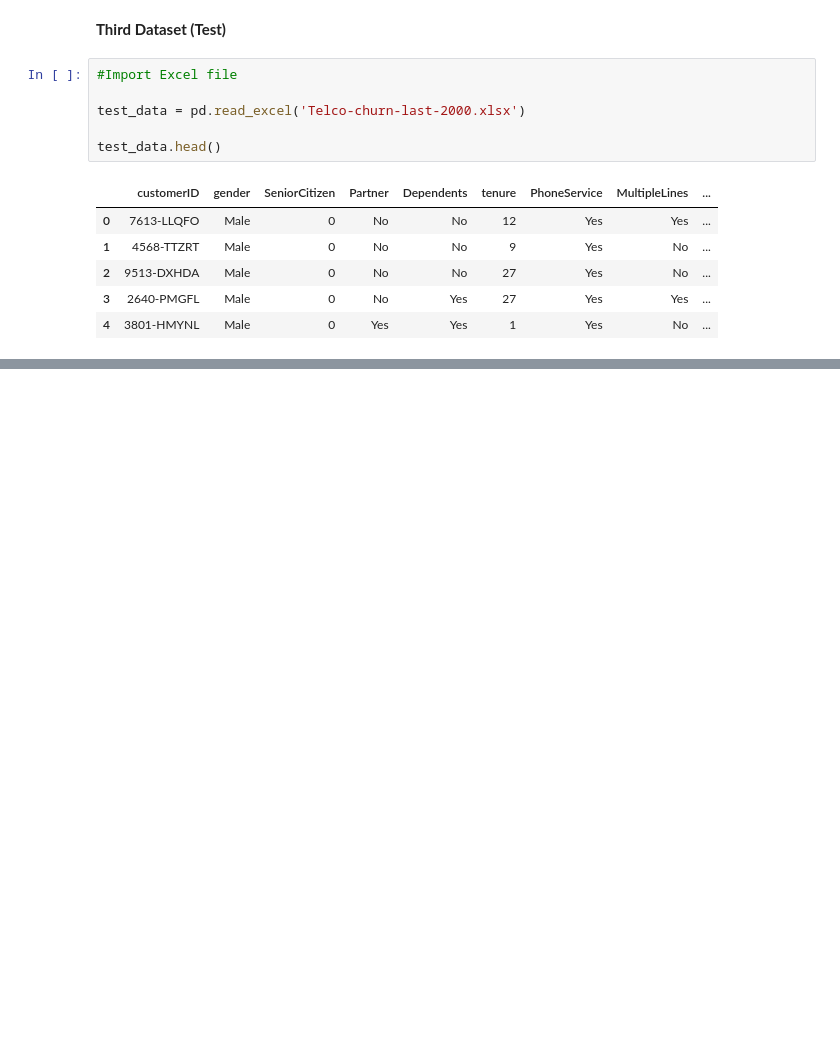
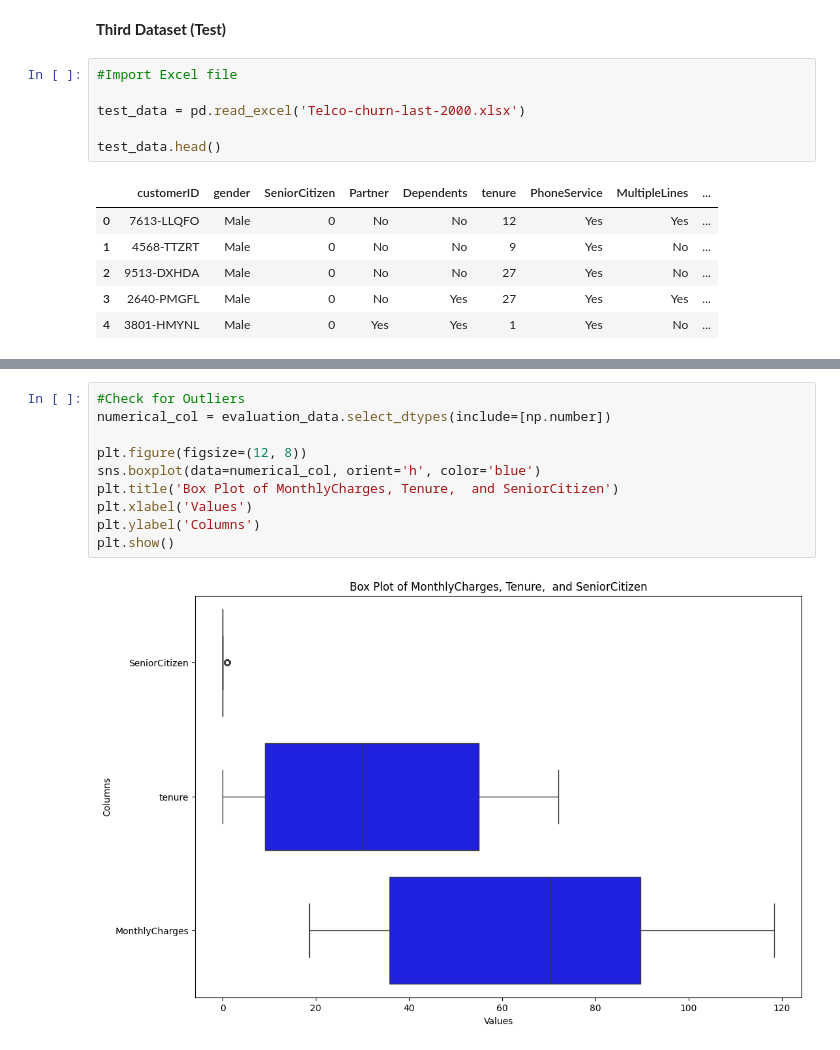
Before and after one commit to Ogoms/Customer-Churn-Prediction, a Jupyter notebook: Notebook/main.ipynb, the cells around one changed output, grey strips where cells are left out. Drawn from its saved outputs; the diff is of its cells as text; blank space fills up the shorter version.

```diff
--- a/Notebook/main.ipynb
+++ b/Notebook/main.ipynb
@@ -102,0 +345,12 @@ test_data.head()
+# %%
+#Check for Outliers
+numerical_col = evaluation_data.select_dtypes(include=[np.number])
+
+plt.figure(figsize=(12, 8))
+sns.boxplot(data=numerical_col, orient='h', color='blue')
+plt.title('Box Plot of MonthlyCharges, Tenure,  and SeniorCitizen')
+plt.xlabel('Values')
+plt.ylabel('Columns')
+plt.show()
+# %% [output]
+[figure, added]
```
Also changed, not shown: parts of 36 cells of this notebook.
